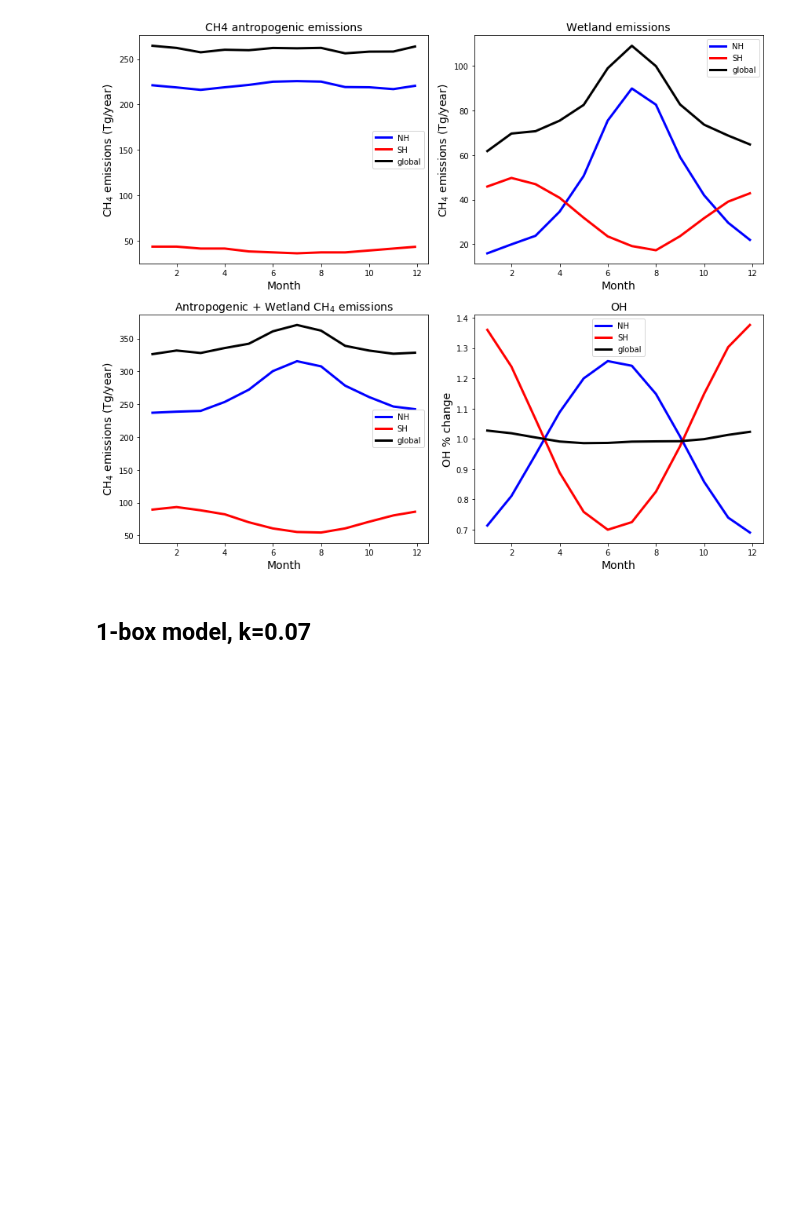
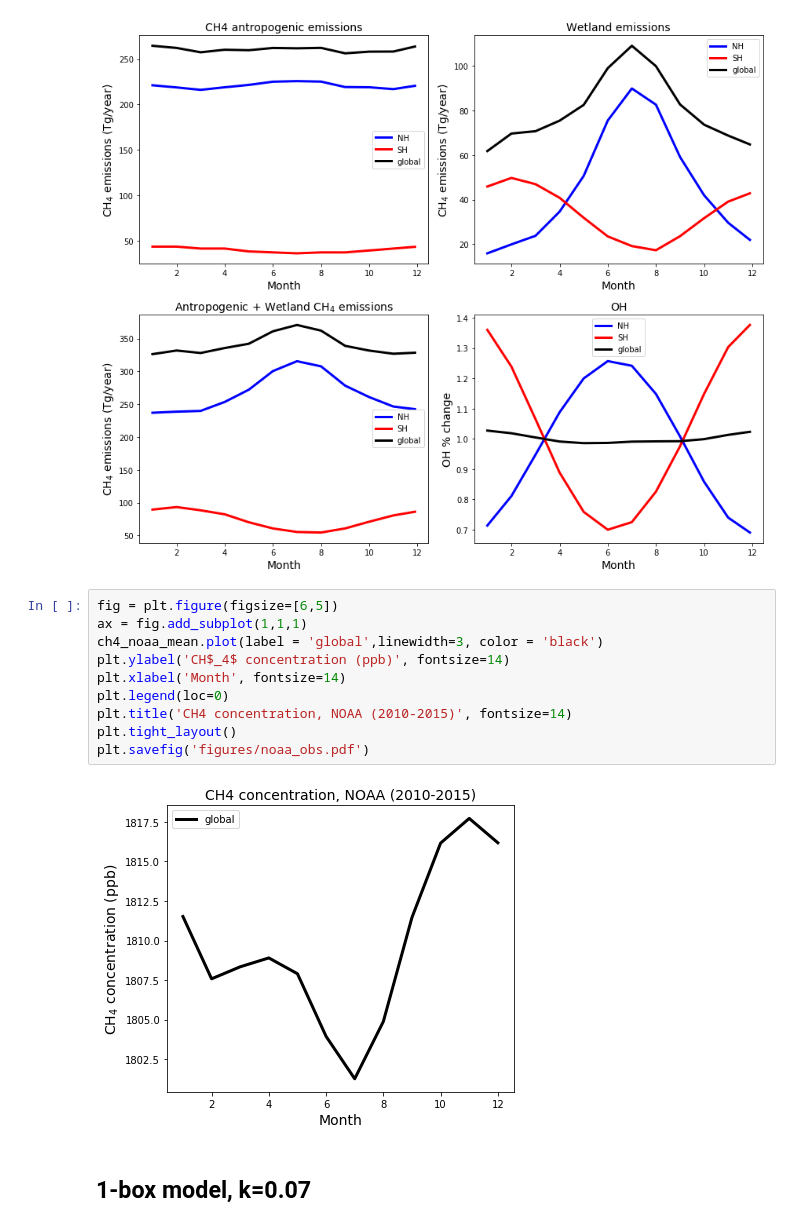
Before and after one commit to imitevski/ch4_box_model, a Jupyter notebook: methane_twobox_lab2pII_tvaryOH.ipynb, the cells around one changed output. Drawn from its saved outputs; the diff is of its cells as text; blank space fills up the shorter version.

```diff
--- a/methane_twobox_lab2pII_tvaryOH.ipynb
+++ b/methane_twobox_lab2pII_tvaryOH.ipynb
@@ -108,6 +114,18 @@ plt.tight_layout()
 plt.savefig('figures/data_used.pdf')
 # %% [output]
 [figure]
+# %%
+fig = plt.figure(figsize=[6,5])
+ax = fig.add_subplot(1,1,1)
+ch4_noaa_mean.plot(label = 'global',linewidth=3, color = 'black')
+plt.ylabel('CH$_4$ concentration (ppb)', fontsize=14)
+plt.xlabel('Month', fontsize=14)
+plt.legend(loc=0)
+plt.title('CH4 concentration, NOAA (2010-2015)', fontsize=14)
+plt.tight_layout()
+plt.savefig('figures/noaa_obs.pdf')
+# %% [output]
+[figure, added]
 # %% [markdown]
 ## 1-box model, k=0.07
 # %%
```
Also changed, not shown: parts of 11 cells of this notebook, 4 other files.
